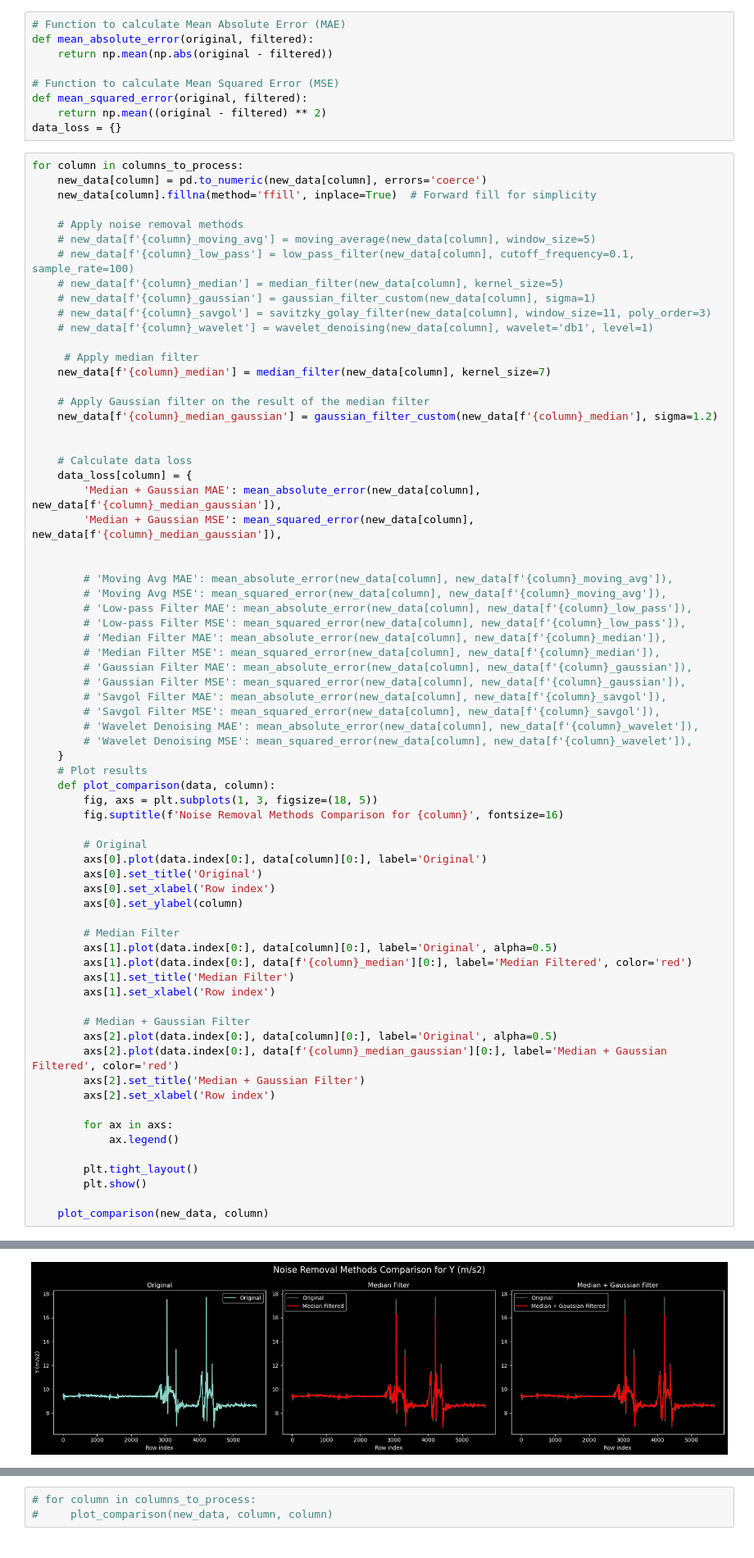
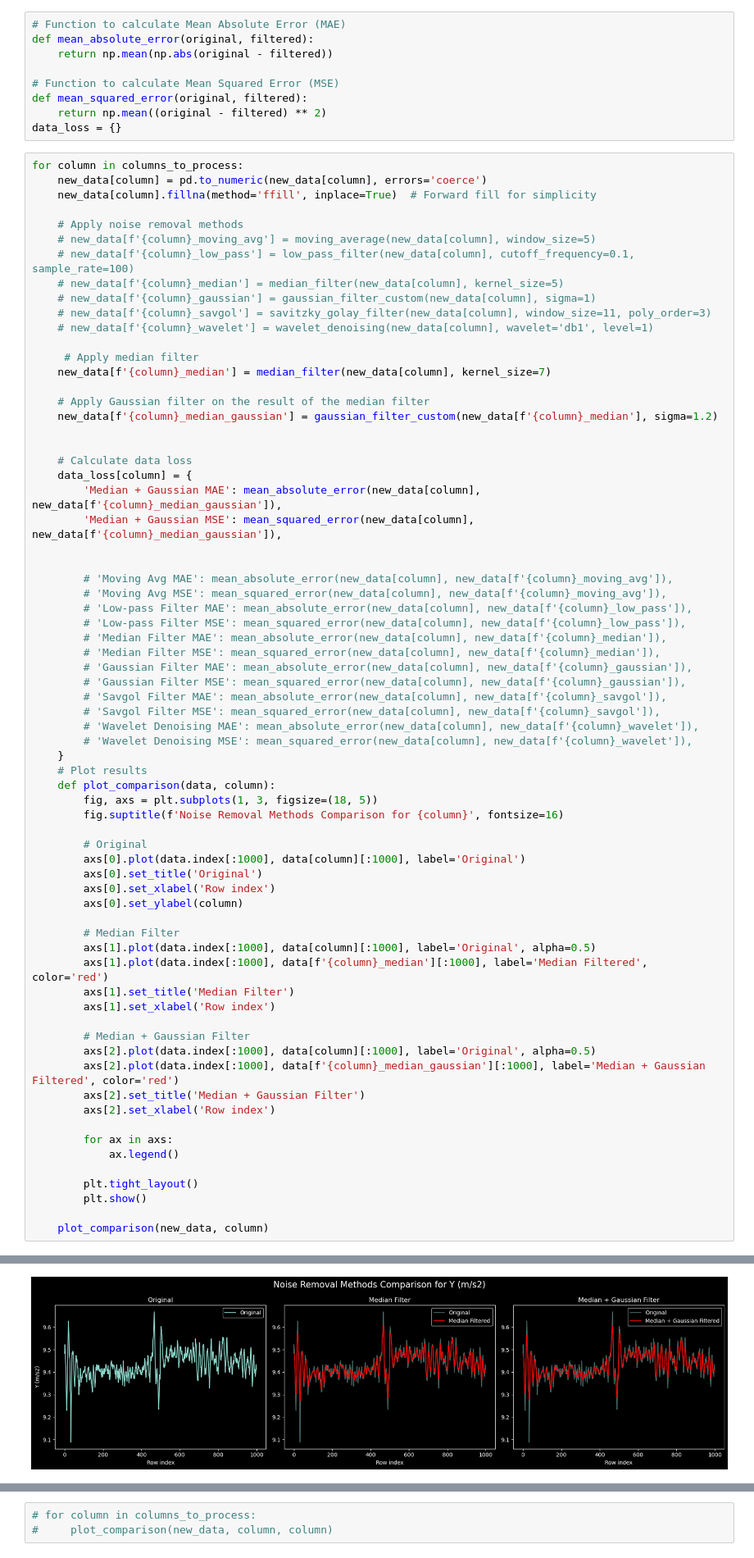
Before and after one commit to manoj1749/gait-research, a Jupyter notebook: plot.ipynb, the cells around one changed output, grey strips where cells are left out. Shown at 82% size. Drawn from its saved outputs; the diff is of its cells as text.

```diff
--- a/plot.ipynb
+++ b/plot.ipynb
@@ -387,20 +387,20 @@ for column in columns_to_process:
         fig.suptitle(f'Noise Removal Methods Comparison for {column}', fontsize=16)
 
         # Original
-        axs[0].plot(data.index[0:], data[column][0:], label='Original')
+        axs[0].plot(data.index[:1000], data[column][:1000], label='Original')
         axs[0].set_title('Original')
         axs[0].set_xlabel('Row index')
         axs[0].set_ylabel(column)
 
         # Median Filter
-        axs[1].plot(data.index[0:], data[column][0:], label='Original', alpha=0.5)
-        axs[1].plot(data.index[0:], data[f'{column}_median'][0:], label='Median Filtered', color='red')
+        axs[1].plot(data.index[:1000], data[column][:1000], label='Original', alpha=0.5)
+        axs[1].plot(data.index[:1000], data[f'{column}_median'][:1000], label='Median Filtered', color='red')
         axs[1].set_title('Median Filter')
         axs[1].set_xlabel('Row index')
 
         # Median + Gaussian Filter
-        axs[2].plot(data.index[0:], data[column][0:], label='Original', alpha=0.5)
-        axs[2].plot(data.index[0:], data[f'{column}_median_gaussian'][0:], label='Median + Gaussian Filtered', color='red')
+        axs[2].plot(data.index[:1000], data[column][:1000], label='Original', alpha=0.5)
+        axs[2].plot(data.index[:1000], data[f'{column}_median_gaussian'][:1000], label='Median + Gaussian Filtered', color='red')
         axs[2].set_title('Median + Gaussian Filter')
         axs[2].set_xlabel('Row index')
 
@@ -416 +416 @@ for column in columns_to_process:
-[figure, old version]
+[figure, new version]
```
Also changed, not shown: parts of 3 cells of this notebook.
